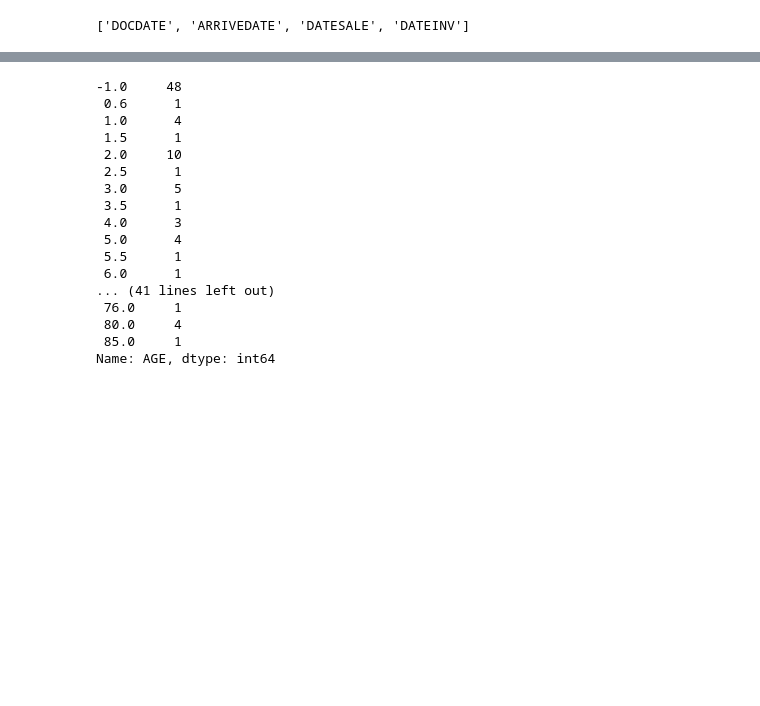
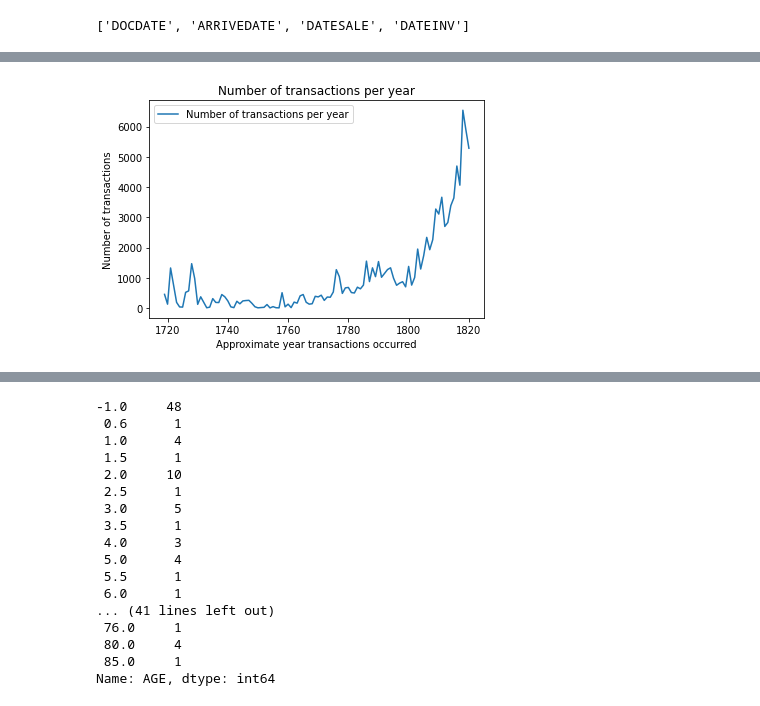
Before and after one commit to janneyt/Slave-Experience-Data-Analysis, a Jupyter notebook: SlaveExperienceLouisianaPart1(1).ipynb, the cells around one changed output, grey strips where cells are left out. Saved outputs shown, nothing was run; the diff lists cells and outputs as text; code cells hidden in the pictures; blank space fills up the shorter version.

```diff
--- a/SlaveExperienceLouisianaPart1(1).ipynb
+++ b/SlaveExperienceLouisianaPart1(1).ipynb
@@ -1273,5 +1394,17 @@ men = num_df['SEX'].loc[num_df['SEX']==2]
 men_years = num_df['YEAR'].loc[num_df['SEX']==2].value_counts().sort_index()
 # %%
 unknown_gender = num_df['SEX'].loc[(num_df['SEX'] != 1) & (num_df['SEX'] !=2)]
+# %%
+# How many transactions are recorded by year?
+
+total_transactions = num_df['YEAR'].value_counts().sort_index()
+plt.plot(total_transactions,label="Number of transactions per year")
+plt.title("Number of transactions per year")
+plt.ylabel("Number of transactions")
+plt.xlabel("Approximate year transactions occurred")
+plt.legend()
+plt.show()
+# %% [output]
+[figure, added]
 # %%
 # Plot women sold per year
```
Also changed, not shown: parts of 90 cells of this notebook.
